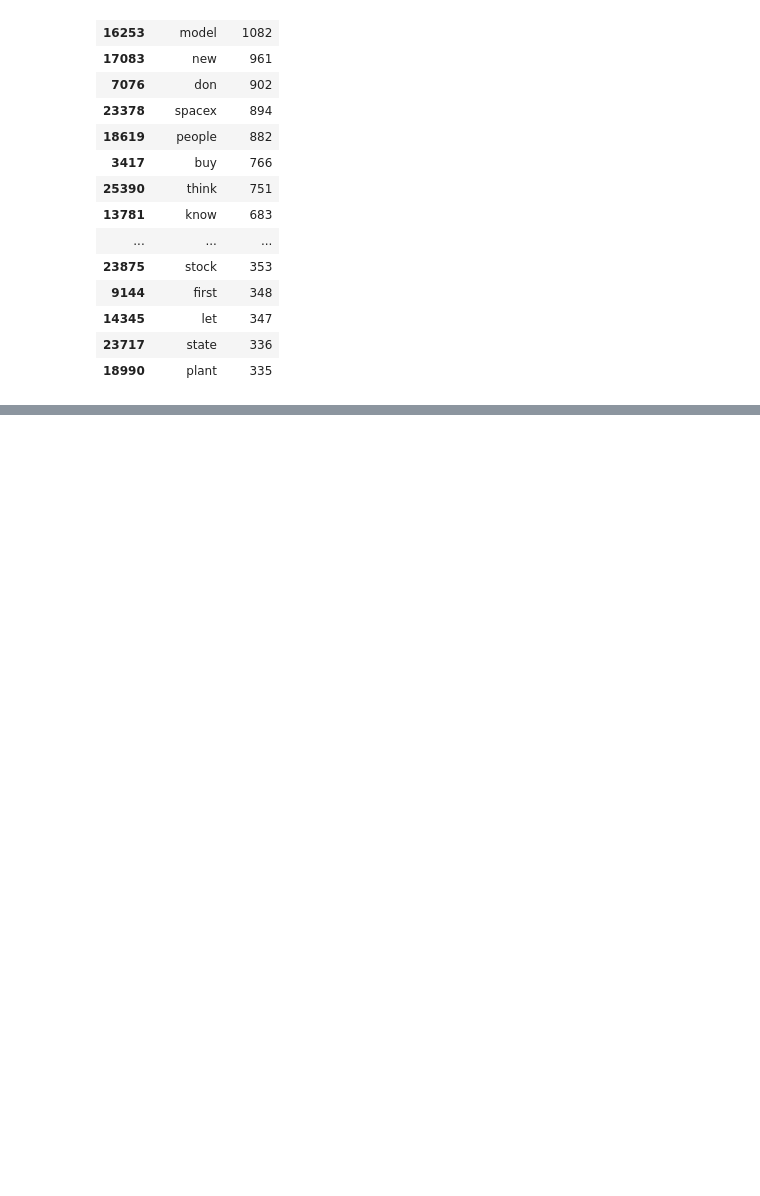
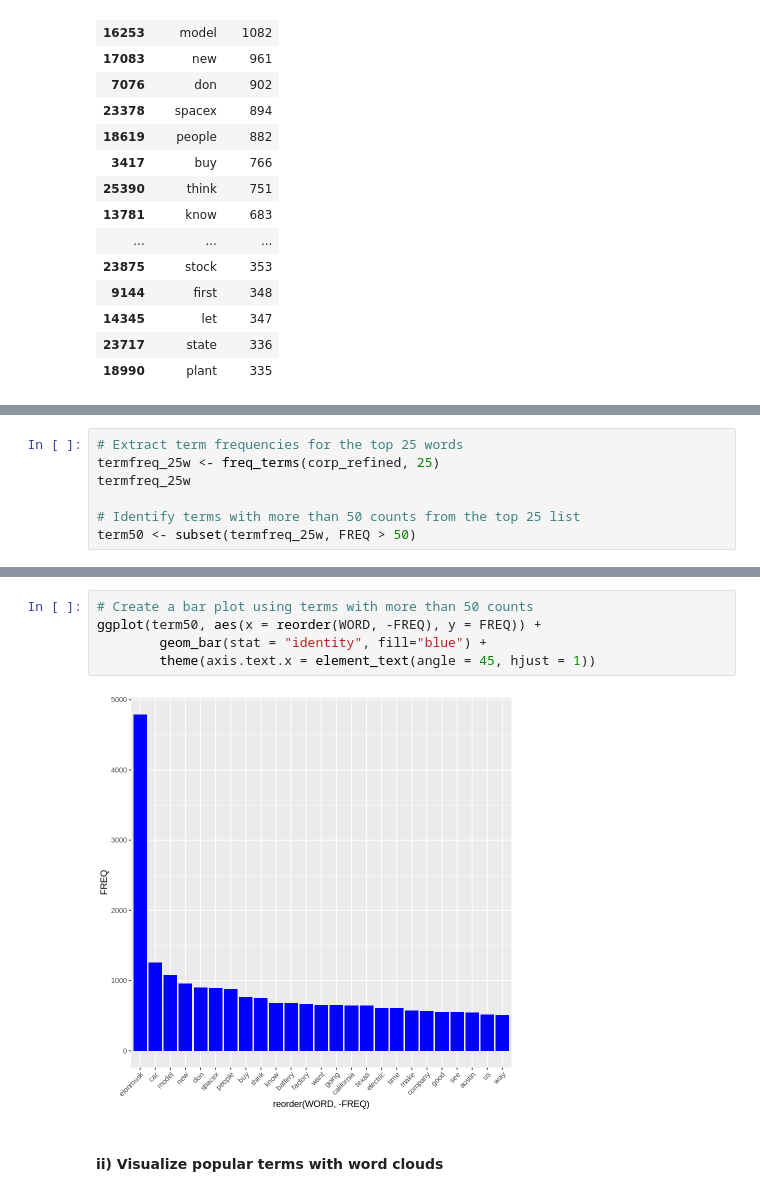
Before and after one commit to datacamp/Brand-Analysis-using-Social-Media-Data-in-R-Live-Training, a Jupyter notebook: notebooks/brand_analysis_solution.ipynb, the cells around one changed output, grey strips where cells are left out. Cells and saved outputs as stored; diff of their text form; blank space fills up the shorter version.

```diff
--- a/notebooks/brand_analysis_solution.ipynb
+++ b/notebooks/brand_analysis_solution.ipynb
@@ -601,0 +648,7 @@ A freq_terms: 60 × 2
+# %%
+# Extract term frequencies for the top 25 words
+termfreq_25w <- freq_terms(corp_refined, 25)
+termfreq_25w
+
+# Identify terms with more than 50 counts from the top 25 list
+term50 <- subset(termfreq_25w, FREQ > 50)
@@ -601,0 +675,9 @@ A freq_terms: 60 × 2
+# %%
+# Create a bar plot using terms with more than 50 counts
+ggplot(term50, aes(x = reorder(WORD, -FREQ), y = FREQ)) +
+		geom_bar(stat = "identity", fill="blue") +
+		theme(axis.text.x = element_text(angle = 45, hjust = 1))
+# %% [output]
+[figure, added]
+# %% [markdown]
+#### ii) Visualize popular terms with word clouds
```
Also changed, not shown: parts of 28 cells of this notebook.
